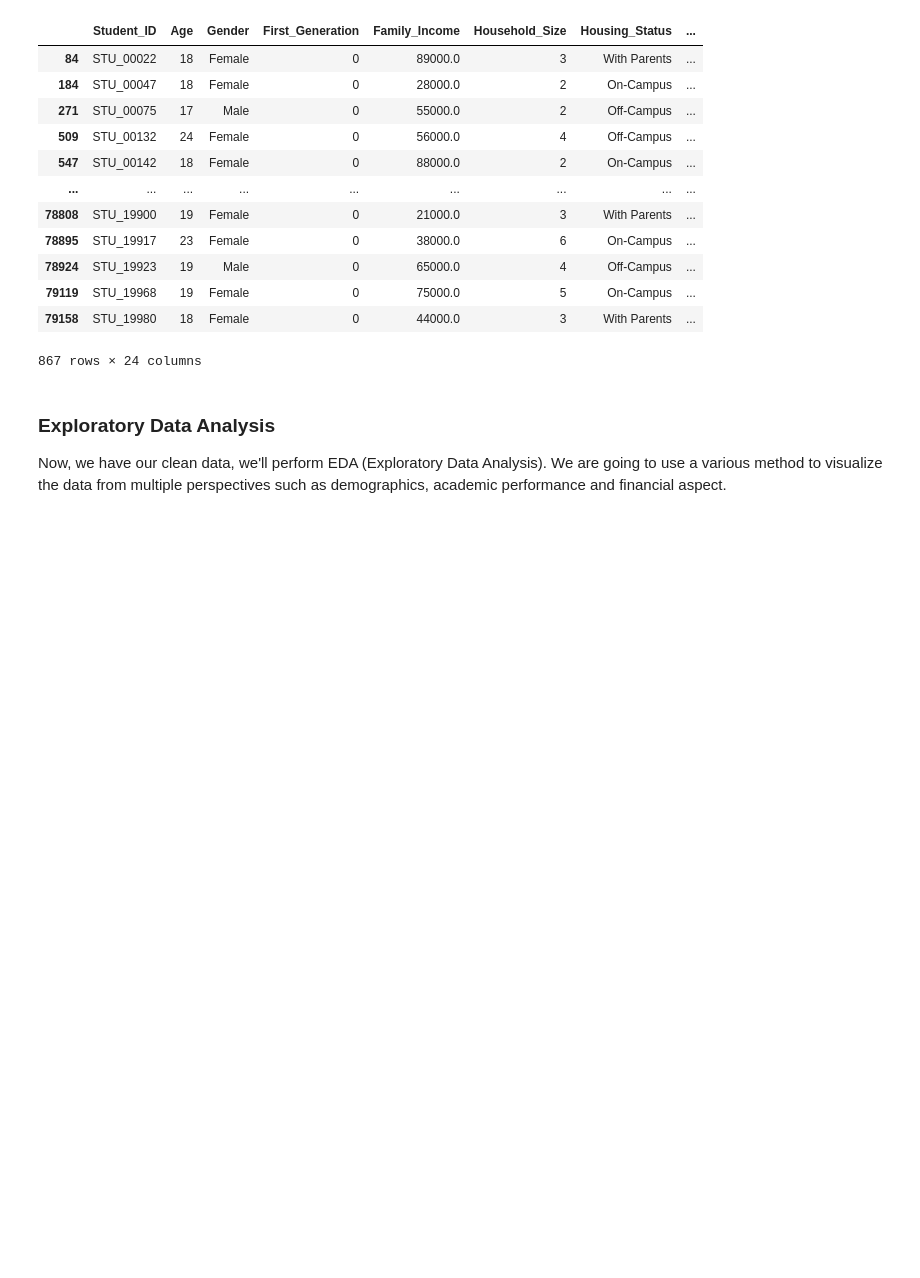
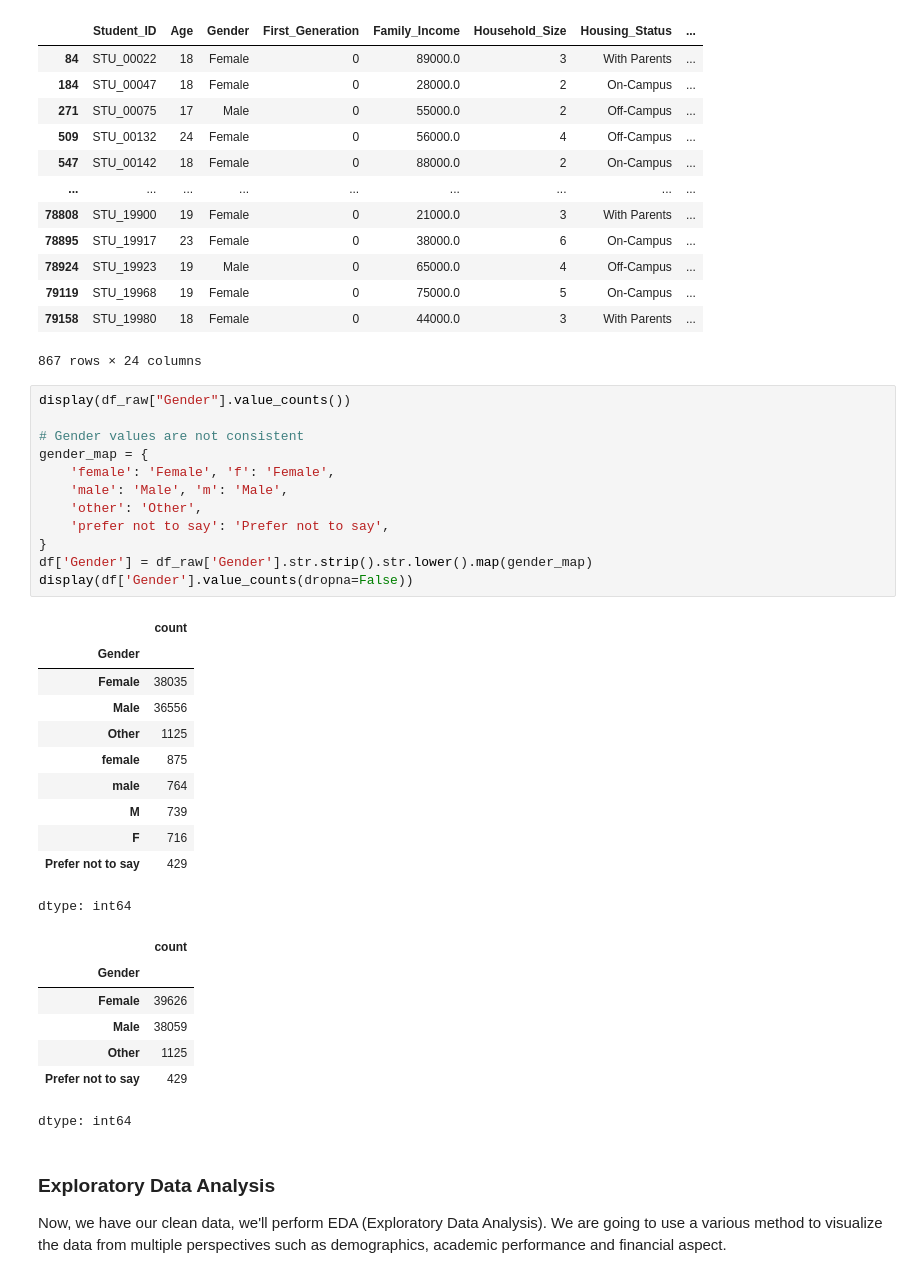
Before and after one commit to mihaighise/student_retention_analysis, a Jupyter notebook: Student_Retention.ipynb, the cells around one changed output. Cells and saved outputs as stored; diff of their text form; blank space fills up the shorter version.

Commit message:
Merge inconsistent labels for gender

```diff
--- a/Student_Retention.ipynb
+++ b/Student_Retention.ipynb
@@ -250,6 +250,37 @@ display(df[df["LMS_Logins_Missing"] > 0])
 | 79119 | STU_19968 | 19 | Female | 0 | 75000.0 | 5 | On-Campus | ... |
 | 79158 | STU_19980 | 18 | Female | 0 | 44000.0 | 3 | With Parents | ... |
 867 rows × 24 columns
+# %%
+display(df_raw["Gender"].value_counts())
+
+# Gender values are not consistent
+gender_map = {
+    'female': 'Female', 'f': 'Female',
+    'male': 'Male', 'm': 'Male',
+    'other': 'Other',
+    'prefer not to say': 'Prefer not to say',
+}
+df['Gender'] = df_raw['Gender'].str.strip().str.lower().map(gender_map)
+display(df['Gender'].value_counts(dropna=False))
+# %% [output]
+|  | count |
+| Gender |  |
+| Female | 38035 |
+| Male | 36556 |
+| Other | 1125 |
+| female | 875 |
+| male | 764 |
+| M | 739 |
+| F | 716 |
+| Prefer not to say | 429 |
+dtype: int64
+|  | count |
+| Gender |  |
+| Female | 39626 |
+| Male | 38059 |
+| Other | 1125 |
+| Prefer not to say | 429 |
+dtype: int64
 # %% [markdown]
 ### Exploratory Data Analysis
 
```
